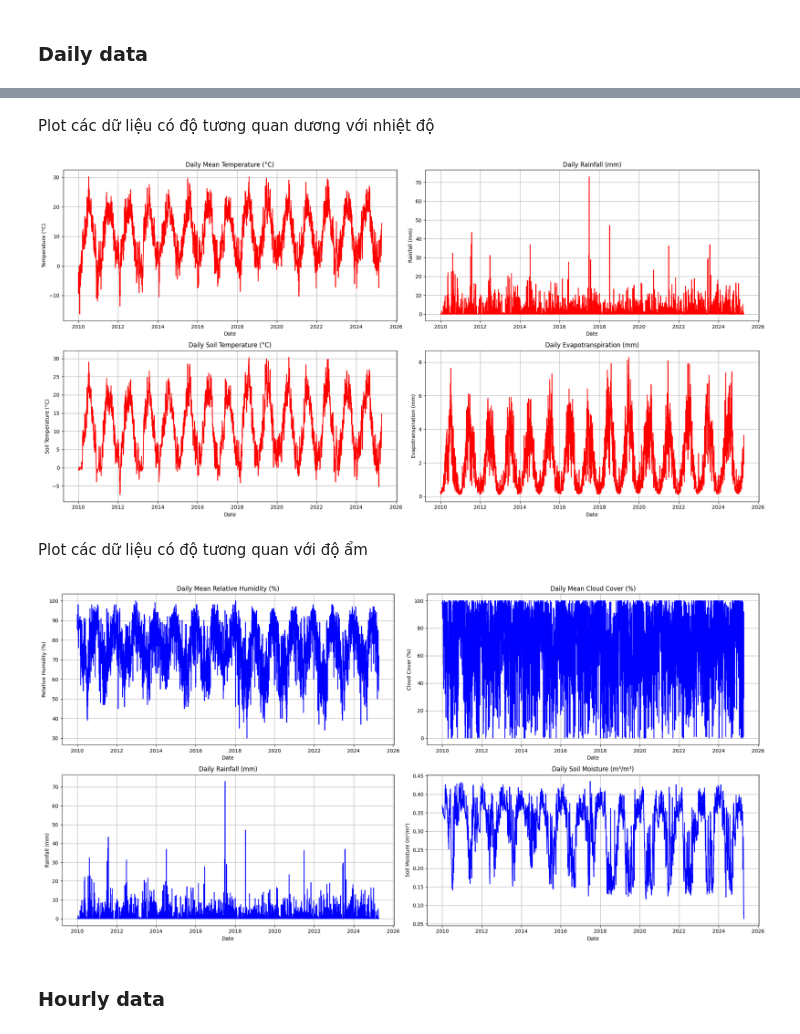
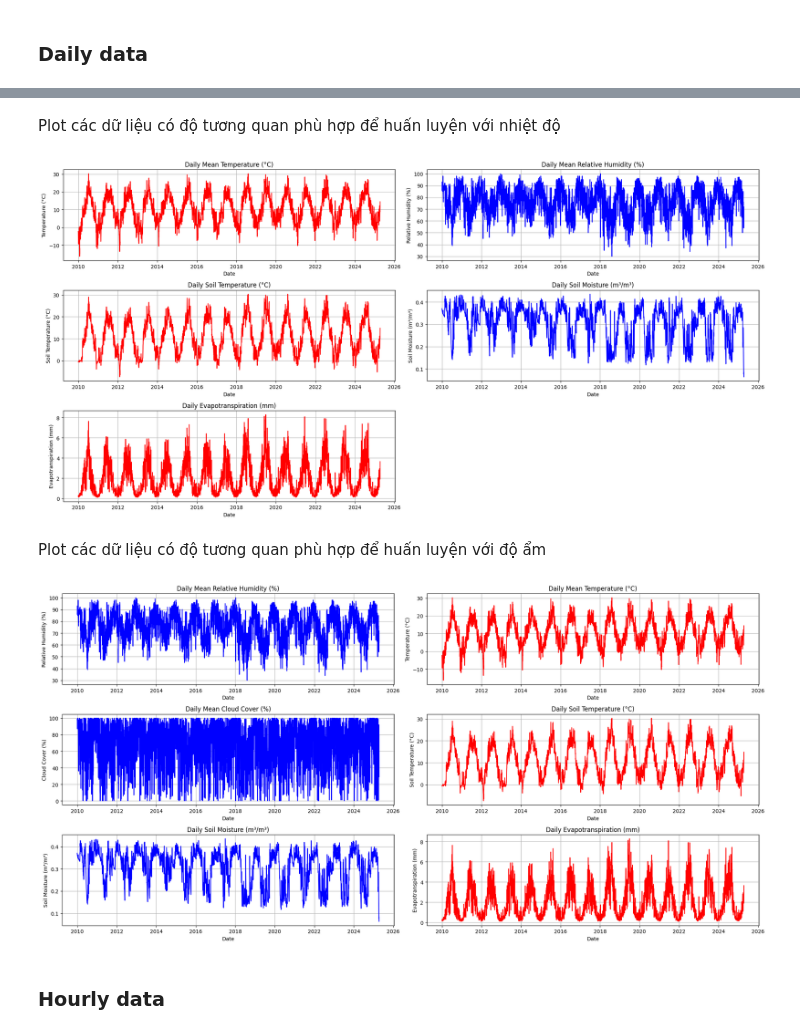
Before and after one commit to NamSeko/Weather_Prediction, a Jupyter notebook: src/data_processing.ipynb, the cells around one changed output, grey strips where cells are left out. Drawn from its saved outputs; the diff is of its cells as text; code cells hidden in the pictures.

```diff
--- a/src/data_processing.ipynb
+++ b/src/data_processing.ipynb
@@ -127,30 +127,37 @@ plt.show()
 # %% [markdown]
-Plot các dữ liệu có độ tương quan dương với nhiệt độ
+Plot các dữ liệu có độ tương quan phù hợp để huấn luyện với nhiệt độ
 # %%
 plt.figure(figsize=(20, 10))
 
-plt.subplot(2, 2, 1)
+plt.subplot(3, 2, 1)
 plt.plot(daily['temperature_2m_mean (°C)'], label='Temperature (°C)', color='red')
 plt.title('Daily Mean Temperature (°C)')
 plt.xlabel('Date')
 plt.ylabel('Temperature (°C)')
 plt.grid()
 
-plt.subplot(2, 2, 2)
-plt.plot(daily['rain_sum (mm)'], label='Rainfall (mm)', color='red')
-plt.title('Daily Rainfall (mm)')
+plt.subplot(3, 2, 2)
+plt.plot(daily['relative_humidity_2m_mean (%)'], label='Relative Humidity (%)', color='blue')
+plt.title('Daily Mean Relative Humidity (%)')
 plt.xlabel('Date')
-plt.ylabel('Rainfall (mm)')
+plt.ylabel('Relative Humidity (%)')
 plt.grid()
 
-plt.subplot(2, 2, 3)
+plt.subplot(3, 2, 3)
 plt.plot(daily['soil_temperature_0_to_7cm_mean (°C)'], label='Soil Temperature (°C)', color='red')
 plt.title('Daily Soil Temperature (°C)')
 plt.xlabel('Date')
 plt.ylabel('Soil Temperature (°C)')
 plt.grid()
 
-plt.subplot(2, 2, 4)
+plt.subplot(3, 2, 4)
+plt.plot(daily['soil_moisture_0_to_7cm_mean (m³/m³)'], label='Soil Moisture (m³/m³)', color='blue')
+plt.title('Daily Soil Moisture (m³/m³)')
+plt.xlabel('Date')
+plt.ylabel('Soil Moisture (m³/m³)')
+plt.grid()
+
+plt.subplot(3, 2, 5)
 plt.plot(daily['et0_fao_evapotranspiration_sum (mm)'], label='Evapotranspiration (mm)', color='red')
 plt.title('Daily Evapotranspiration (mm)')
 plt.xlabel('Date')
@@ -160,44 +167,58 @@ plt.grid()
 plt.tight_layout()
 plt.show()
 # %% [output]
-[figure, old version]
+[figure, new version]
 # %% [markdown]
-Plot các dữ liệu có độ tương quan với độ ẩm
+Plot các dữ liệu có độ tương quan phù hợp để huấn luyện với độ ẩm
 # %%
 plt.figure(figsize=(20, 10))
 
-plt.subplot(2, 2, 1)
+plt.subplot(3, 2, 1)
 plt.plot(daily['relative_humidity_2m_mean (%)'], label='Relative Humidity (%)', color='blue')
 plt.title('Daily Mean Relative Humidity (%)')
 plt.xlabel('Date')
 plt.ylabel('Relative Humidity (%)')
 plt.grid()
 
-plt.subplot(2, 2, 2)
+plt.subplot(3, 2, 2)
+plt.plot(daily['temperature_2m_mean (°C)'], label='Temperature (°C)', color='red')
+plt.title('Daily Mean Temperature (°C)')
+plt.xlabel('Date')
+plt.ylabel('Temperature (°C)')
+plt.grid()
+
+plt.subplot(3, 2, 3)
 plt.plot(daily['cloud_cover_mean (%)'], label='Cloud Cover (%)', color='blue')
 plt.title('Daily Mean Cloud Cover (%)')
 plt.xlabel('Date')
 plt.ylabel('Cloud Cover (%)')
 plt.grid()
 
-plt.subplot(2, 2, 3)
-plt.plot(daily['rain_sum (mm)'], label='Rainfall (mm)', color='blue')
-plt.title('Daily Rainfall (mm)')
+plt.subplot(3, 2, 4)
+plt.plot(daily['soil_temperature_0_to_7cm_mean (°C)'], label='Soil Temperature (°C)', color='red')
+plt.title('Daily Soil Temperature (°C)')
 plt.xlabel('Date')
-plt.ylabel('Rainfall (mm)')
+plt.ylabel('Soil Temperature (°C)')
 plt.grid()
 
-plt.subplot(2, 2, 4)
+plt.subplot(3, 2, 5)
 plt.plot(daily['soil_moisture_0_to_7cm_mean (m³/m³)'], label='Soil Moisture (m³/m³)', color='blue')
 plt.title('Daily Soil Moisture (m³/m³)')
 plt.xlabel('Date')
 plt.ylabel('Soil Moisture (m³/m³)')
 plt.grid()
 
+plt.subplot(3, 2, 6)
+plt.plot(daily['et0_fao_evapotranspiration_sum (mm)'], label='Evapotranspiration (mm)', color='red')
+plt.title('Daily Evapotranspiration (mm)')
+plt.xlabel('Date')
+plt.ylabel('Evapotranspiration (mm)')
+plt.grid()
+
 plt.tight_layout()
 plt.show()
 # %% [output]
-[figure, old version]
+[figure, new version]
 # %% [markdown]
 ### Hourly data
 # %%
```
Also changed, not shown: parts of 4 cells of this notebook, 1 other file.
